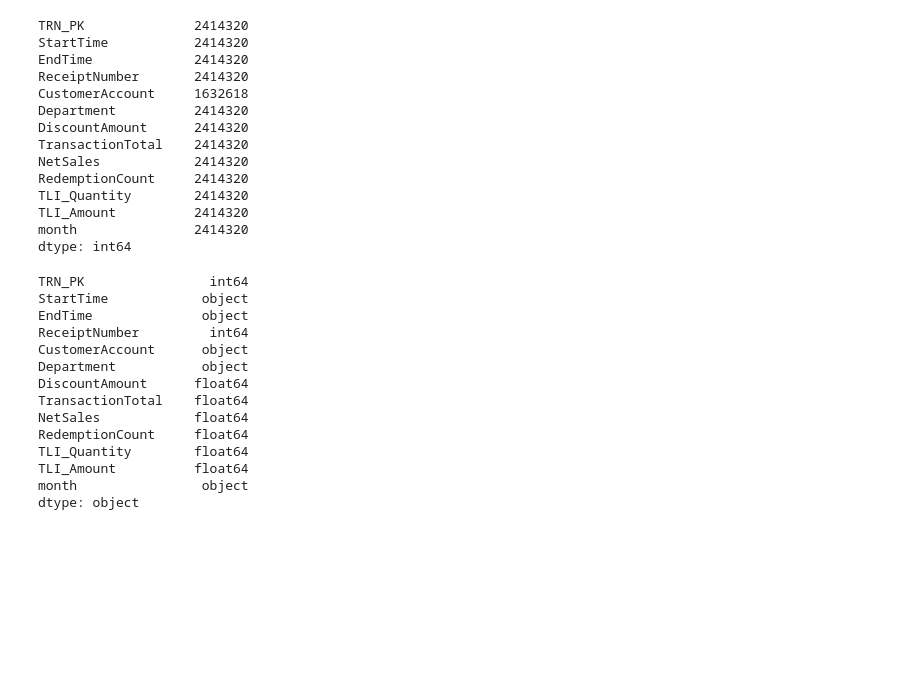
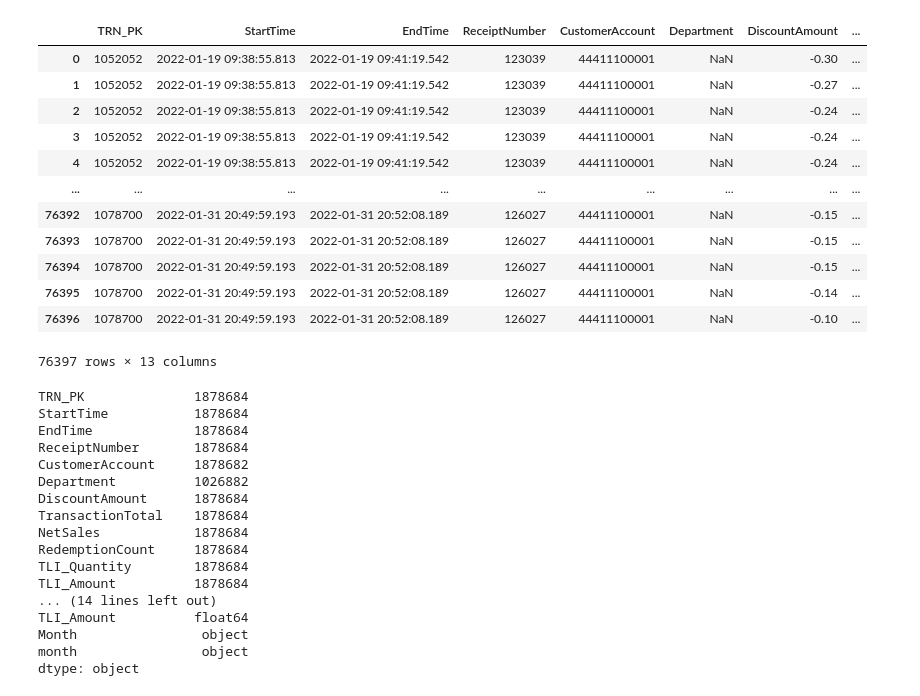
Before and after one commit to amydst/SeniorDiscount, a Jupyter notebook: Senior discount exploratory.ipynb, the cells around one changed output. Cells and saved outputs as stored; diff of their text form; code cells hidden in the pictures; blank space fills up the shorter version.

```diff
--- a/Senior discount exploratory.ipynb
+++ b/Senior discount exploratory.ipynb
@@ -14 +30,21 @@ list_of_months = list(calendar.month_name)[1:]
+# %%
+list_df = []
+
+january = pd.read_csv(f'2022/January.csv')
+
+january
+# %% [output]
+|  | TRN_PK | StartTime | EndTime | ReceiptNumber | CustomerAccount | Department | DiscountAmount | ... |
+| 0 | 1052052 | 2022-01-19 09:38:55.813 | 2022-01-19 09:41:19.542 | 123039 | 44411100001 | NaN | -0.30 | ... |
+| 1 | 1052052 | 2022-01-19 09:38:55.813 | 2022-01-19 09:41:19.542 | 123039 | 44411100001 | NaN | -0.27 | ... |
+| 2 | 1052052 | 2022-01-19 09:38:55.813 | 2022-01-19 09:41:19.542 | 123039 | 44411100001 | NaN | -0.24 | ... |
+| 3 | 1052052 | 2022-01-19 09:38:55.813 | 2022-01-19 09:41:19.542 | 123039 | 44411100001 | NaN | -0.24 | ... |
+| 4 | 1052052 | 2022-01-19 09:38:55.813 | 2022-01-19 09:41:19.542 | 123039 | 44411100001 | NaN | -0.24 | ... |
+| ... | ... | ... | ... | ... | ... | ... | ... | ... |
+| 76392 | 1078700 | 2022-01-31 20:49:59.193 | 2022-01-31 20:52:08.189 | 126027 | 44411100001 | NaN | -0.15 | ... |
+| 76393 | 1078700 | 2022-01-31 20:49:59.193 | 2022-01-31 20:52:08.189 | 126027 | 44411100001 | NaN | -0.15 | ... |
+| 76394 | 1078700 | 2022-01-31 20:49:59.193 | 2022-01-31 20:52:08.189 | 126027 | 44411100001 | NaN | -0.15 | ... |
+| 76395 | 1078700 | 2022-01-31 20:49:59.193 | 2022-01-31 20:52:08.189 | 126027 | 44411100001 | NaN | -0.14 | ... |
+| 76396 | 1078700 | 2022-01-31 20:49:59.193 | 2022-01-31 20:52:08.189 | 126027 | 44411100001 | NaN | -0.10 | ... |
+76397 rows × 13 columns
 # %%
@@ -20,37 +56,3 @@ for month in list_of_months:
     list_df.append(month_df)
 
 year_df = pd.concat(list_df)
-# %%
-year_df.count()
-# %% [output]
-TRN_PK              2414320
-StartTime           2414320
-EndTime             2414320
-ReceiptNumber       2414320
-CustomerAccount     1632618
-Department          2414320
-DiscountAmount      2414320
-TransactionTotal    2414320
-NetSales            2414320
-RedemptionCount     2414320
-TLI_Quantity        2414320
-TLI_Amount          2414320
-month               2414320
-dtype: int64
-# %%
-year_df.dtypes
-# %% [output]
-TRN_PK                int64
-StartTime            object
-EndTime              object
-ReceiptNumber         int64
-CustomerAccount      object
-Department           object
-DiscountAmount      float64
-TransactionTotal    float64
-NetSales            float64
-RedemptionCount     float64
-TLI_Quantity        float64
-TLI_Amount          float64
-month                object
-dtype: object
@@ -57,3 +65,25 @@ dtype: object
+# %%
+print(year_df.count())
+
+print(year_df.dtypes)
+# %% [output]
+TRN_PK              1878684
+StartTime           1878684
+EndTime             1878684
+ReceiptNumber       1878684
+CustomerAccount     1878682
+Department          1026882
+DiscountAmount      1878684
+TransactionTotal    1878684
+NetSales            1878684
+RedemptionCount     1878684
+TLI_Quantity        1878684
+TLI_Amount          1878684
+... (14 lines left out)
+TLI_Amount          float64
+Month                object
+month                object
+dtype: object
 # %%
 year_df['StartTime'] = pd.to_datetime(year_df['StartTime'])
 
```
Also changed, not shown: parts of 15 cells of this notebook, 1 other file.
